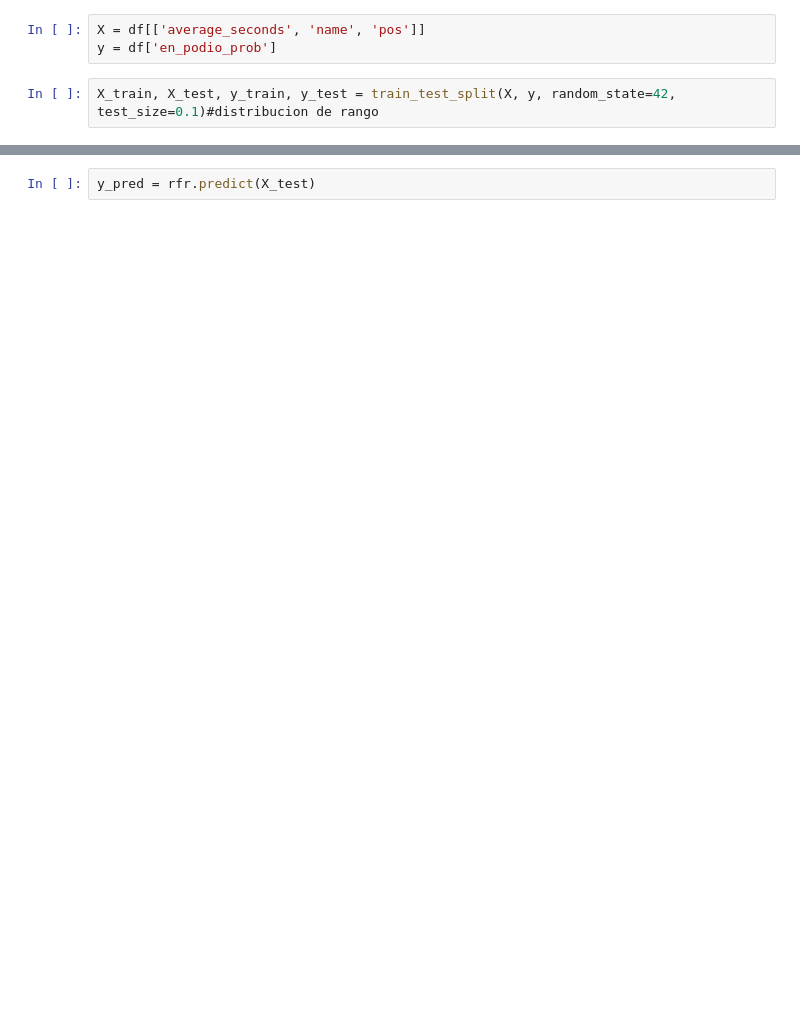
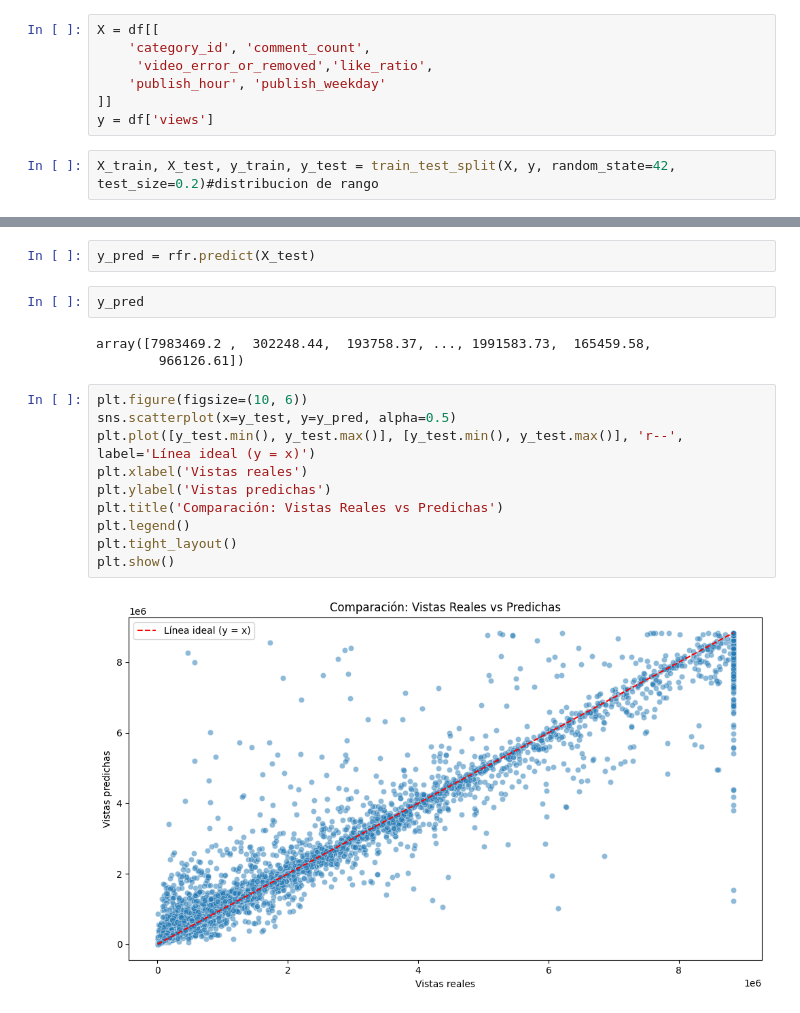
Before and after one commit to rodrigo-g08/FDS-2025-1-259, a Jupyter notebook: regression.ipynb, the cells around one changed output, grey strips where cells are left out. Drawn from its saved outputs; the diff is of its cells as text; blank space fills up the shorter version.

Commit message:
creacion del modelo de randomforest regressor

```diff
--- a/regression.ipynb
+++ b/regression.ipynb
@@ -41,6 +76,10 @@ df['name'] = label_encoder.fit_transform(df['name'])
 # %%
-X = df[['average_seconds', 'name', 'pos']]
-y = df['en_podio_prob']
+X = df[[
+    'category_id', 'comment_count',
+     'video_error_or_removed','like_ratio',
+    'publish_hour', 'publish_weekday'
+]]
+y = df['views']
 # %%
-X_train, X_test, y_train, y_test = train_test_split(X, y, random_state=42, test_size=0.1)#distribucion de rango
+X_train, X_test, y_train, y_test = train_test_split(X, y, random_state=42, test_size=0.2)#distribucion de rango
 # %%
@@ -51,5 +90,22 @@ RandomForestRegressor(random_state=13)
 # %%
 y_pred = rfr.predict(X_test)
+# %%
+y_pred
+# %% [output]
+array([7983469.2 ,  302248.44,  193758.37, ..., 1991583.73,  165459.58,
+        966126.61])
+# %%
+plt.figure(figsize=(10, 6))
+sns.scatterplot(x=y_test, y=y_pred, alpha=0.5)
+plt.plot([y_test.min(), y_test.max()], [y_test.min(), y_test.max()], 'r--', label='Línea ideal (y = x)')
+plt.xlabel('Vistas reales')
+plt.ylabel('Vistas predichas')
+plt.title('Comparación: Vistas Reales vs Predichas')
+plt.legend()
+plt.tight_layout()
+plt.show()
+# %% [output]
+[figure, added]
 # %%
 mean_absolute_error(y_pred, y_test)
 # %% [output]
```
Also changed, not shown: parts of 11 cells of this notebook, 4 other files.
